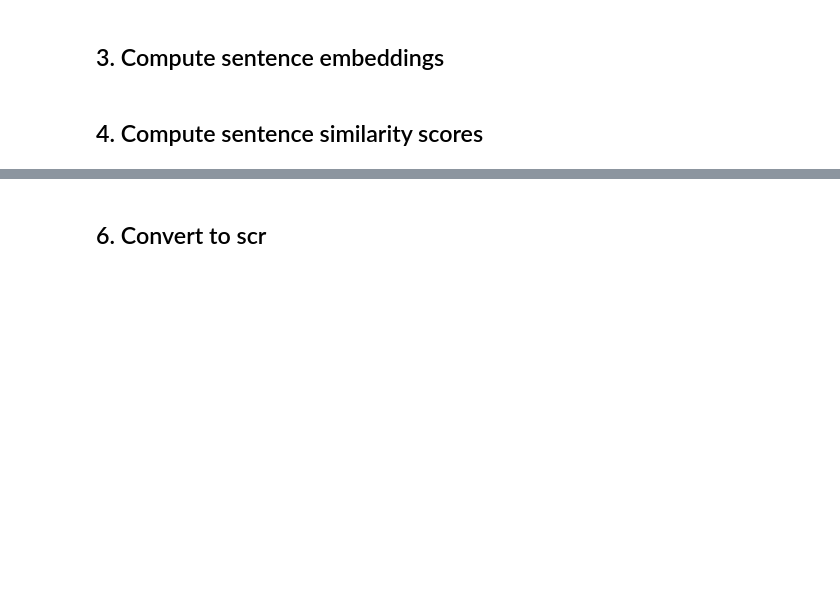
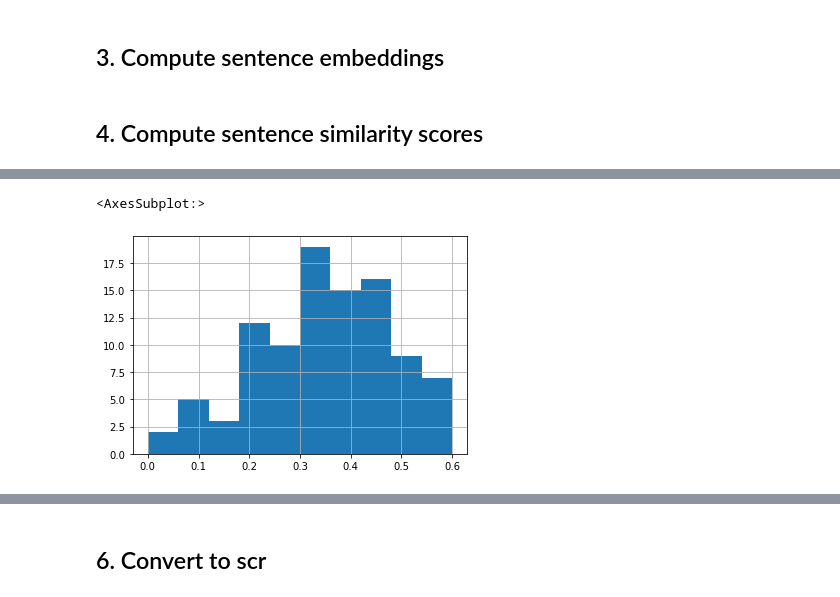
Before and after one commit to shengshimeiyan/citation-generation, a Jupyter notebook: notebooks/4_summarization.ipynb, the cells around one changed output, grey strips where cells are left out. Drawn from its saved outputs; the diff is of its cells as text; code cells hidden in the pictures; blank space fills up the shorter version.

```diff
--- a/notebooks/4_summarization.ipynb
+++ b/notebooks/4_summarization.ipynb
@@ -202,0 +199,5 @@ array([[<AxesSubplot:title={'center':'rouge_3'}>,
+# %%
+display(train["rouge1"].hist(range=(0,0.6)))
+# %% [output]
+<AxesSubplot:>
+[figure, added]
```
Also changed, not shown: parts of 22 cells of this notebook, 1 other file.
